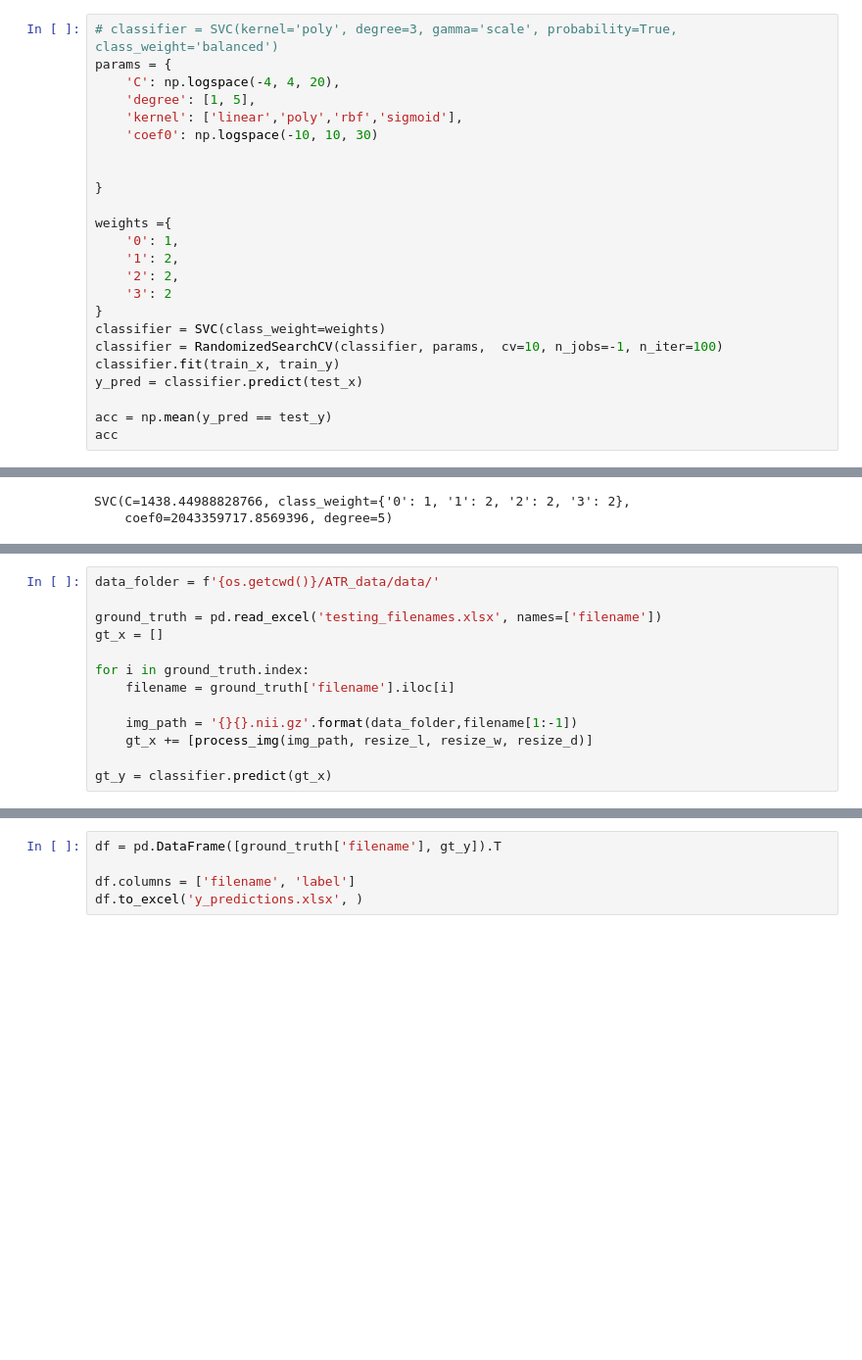
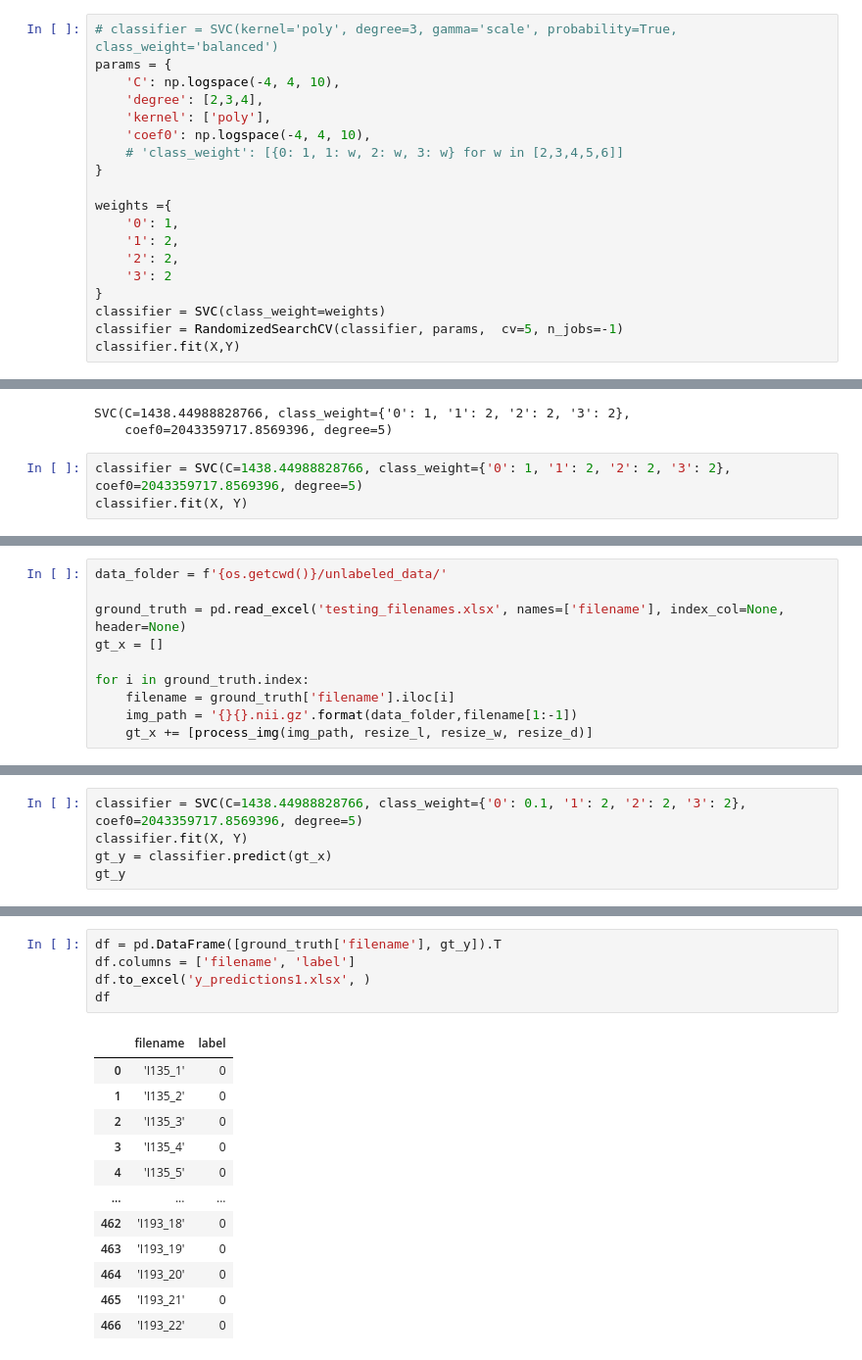
Before and after one commit to joshuahT/ATR_Project, a Jupyter notebook: svm_project.ipynb, the cells around one changed output, grey strips where cells are left out. Shown at 98% size. Saved outputs shown, nothing was run; the diff lists cells and outputs as text; blank space fills up the shorter version.

```diff
--- a/svm_project.ipynb
+++ b/svm_project.ipynb
@@ -135,12 +121,11 @@ acc
 # %%
 # classifier = SVC(kernel='poly', degree=3, gamma='scale', probability=True, class_weight='balanced')
 params = {
-    'C': np.logspace(-4, 4, 20),
-    'degree': [1, 5],
-    'kernel': ['linear','poly','rbf','sigmoid'],
-    'coef0': np.logspace(-10, 10, 30)
-
-
+    'C': np.logspace(-4, 4, 10),
+    'degree': [2,3,4],
+    'kernel': ['poly'],
+    'coef0': np.logspace(-4, 4, 10),
+    # 'class_weight': [{0: 1, 1: w, 2: w, 3: w} for w in [2,3,4,5,6]]
 }
 
 weights ={
@@ -150,9 +135,5 @@ weights ={
     '3': 2
 }
 classifier = SVC(class_weight=weights)
-classifier = RandomizedSearchCV(classifier, params,  cv=10, n_jobs=-1, n_iter=100)
-classifier.fit(train_x, train_y)
-y_pred = classifier.predict(test_x)
-
-acc = np.mean(y_pred == test_y)
-acc
+classifier = RandomizedSearchCV(classifier, params,  cv=5, n_jobs=-1)
+classifier.fit(X,Y)
@@ -164,3 +186,6 @@ classifier.best_estimator_
 # %% [output]
 SVC(C=1438.44988828766, class_weight={'0': 1, '1': 2, '2': 2, '3': 2},
     coef0=2043359717.8569396, degree=5)
+# %%
+classifier = SVC(C=1438.44988828766, class_weight={'0': 1, '1': 2, '2': 2, '3': 2}, coef0=2043359717.8569396, degree=5)
+classifier.fit(X, Y)
@@ -167,13 +195,10 @@ SVC(C=1438.44988828766, class_weight={'0': 1, '1': 2, '2': 2, '3': 2},
 # %%
-data_folder = f'{os.getcwd()}/ATR_data/data/'
+data_folder = f'{os.getcwd()}/unlabeled_data/'
 
-ground_truth = pd.read_excel('testing_filenames.xlsx', names=['filename'])
+ground_truth = pd.read_excel('testing_filenames.xlsx', names=['filename'], index_col=None, header=None)
 gt_x = []
 
 for i in ground_truth.index:
     filename = ground_truth['filename'].iloc[i]
-
     img_path = '{}{}.nii.gz'.format(data_folder,filename[1:-1])
     gt_x += [process_img(img_path, resize_l, resize_w, resize_d)]
-
-gt_y = classifier.predict(gt_x)
@@ -181,0 +205,5 @@ FileNotFoundError: No such file or no access: 'c:\Users\pjame\OneDrive\Documents
+# %%
+classifier = SVC(C=1438.44988828766, class_weight={'0': 0.1, '1': 2, '2': 2, '3': 2}, coef0=2043359717.8569396, degree=5)
+classifier.fit(X, Y)
+gt_y = classifier.predict(gt_x)
+gt_y
@@ -182,5 +234,18 @@ FileNotFoundError: No such file or no access: 'c:\Users\pjame\OneDrive\Documents
 # %%
 df = pd.DataFrame([ground_truth['filename'], gt_y]).T
-
 df.columns = ['filename', 'label']
-df.to_excel('y_predictions.xlsx', )
+df.to_excel('y_predictions1.xlsx', )
+df
+# %% [output]
+|  | filename | label |
+| 0 | 'I135_1' | 0 |
+| 1 | 'I135_2' | 0 |
+| 2 | 'I135_3' | 0 |
+| 3 | 'I135_4' | 0 |
+| 4 | 'I135_5' | 0 |
+| ... | ... | ... |
+| 462 | 'I193_18' | 0 |
+| 463 | 'I193_19' | 0 |
+| 464 | 'I193_20' | 0 |
+| 465 | 'I193_21' | 0 |
+| 466 | 'I193_22' | 0 |
```
Also changed, not shown: parts of 19 cells of this notebook, 1 other file.
